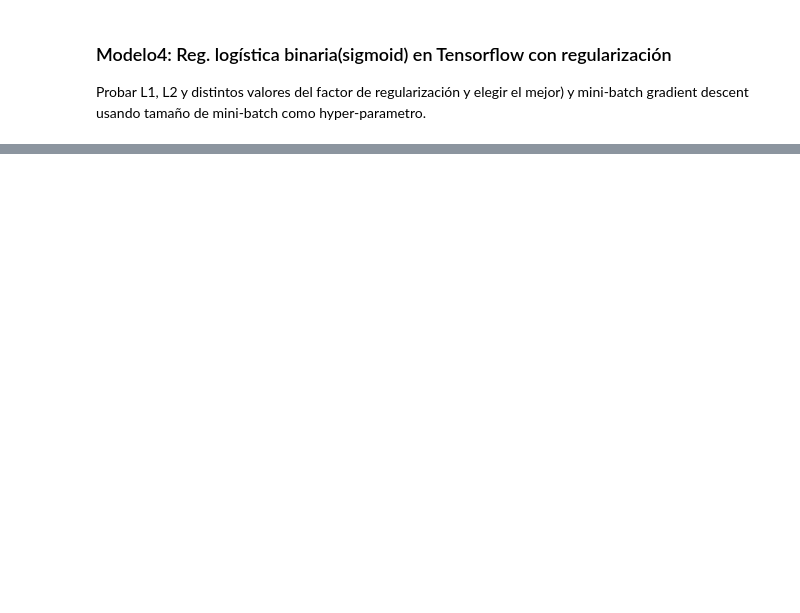
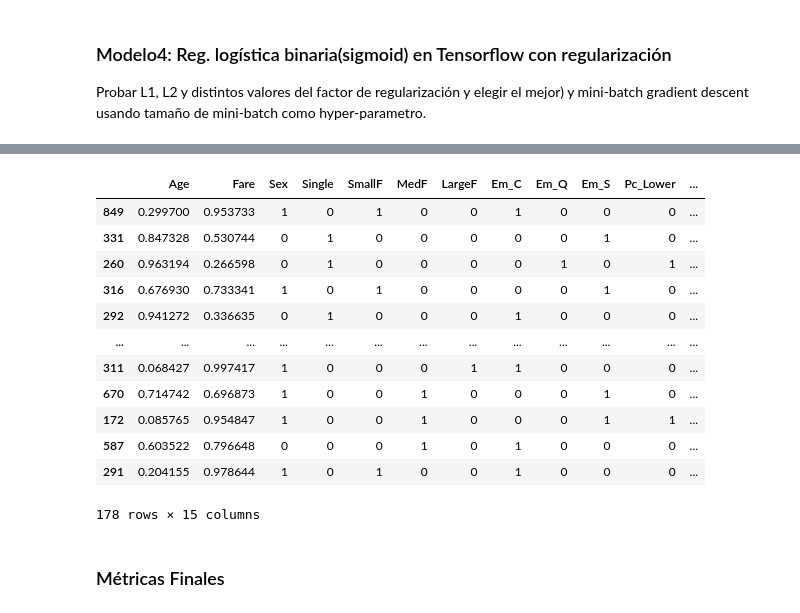
Before and after one commit to RebecaCarrera/StatisticalLearningI2020, a Jupyter notebook: Proyecto/Proyecto_SL-Rebeca_Carrera.ipynb, the cells around one changed output, grey strips where cells are left out. Saved outputs shown, nothing was run; the diff lists cells and outputs as text; code cells hidden in the pictures; blank space fills up the shorter version.

```diff
--- a/Proyecto/Proyecto_SL-Rebeca_Carrera.ipynb
+++ b/Proyecto/Proyecto_SL-Rebeca_Carrera.ipynb
@@ -880,0 +1159,7 @@ ________________________________________________________________________________
+# %%
+#Predicciones con el mejor modelo de Bayes
+predicciones_bayes = modelo_bayes.predict(x_test)
+# %%
+#Predicciones con el mejor modelo de regresión logística
+predicciones_reglog = predecir_reglog(x_test_reglog, modelo_reglog)
+predicciones_reglog = np.array(predicciones_reglog).reshape(len(predicciones_reglog))
@@ -880,0 +1172,9 @@ ________________________________________________________________________________
+# %%
+resultados_pred = pd.DataFrame({
+    "Arbol": predicciones_arbol,
+    "SVM": predicciones_svm,
+    "Bayes": predicciones_bayes,
+    "RegLog": predicciones_reglog})
+
+resultados_pred = resultados_pred.astype({"RegLog": int})
+resultados_pred.head()
@@ -880,0 +1188,4 @@ ________________________________________________________________________________
+# %%
+moda = stats.mode(resultados_pred.T)[0].squeeze()
+resultados_pred['Prediccion_Final'] = moda
+resultados_pred.head()
@@ -880,0 +1199,21 @@ ________________________________________________________________________________
+# %%
+df_final = x_test
+df_final['survived'] = y_test
+df_final['survived_Pred'] = moda
+df_final
+# %% [output]
+|  | Age | Fare | Sex | Single | SmallF | MedF | LargeF | Em_C | Em_Q | Em_S | Pc_Lower | ... |
+| 849 | 0.299700 | 0.953733 | 1 | 0 | 1 | 0 | 0 | 1 | 0 | 0 | 0 | ... |
+| 331 | 0.847328 | 0.530744 | 0 | 1 | 0 | 0 | 0 | 0 | 0 | 1 | 0 | ... |
+| 260 | 0.963194 | 0.266598 | 0 | 1 | 0 | 0 | 0 | 0 | 1 | 0 | 1 | ... |
+| 316 | 0.676930 | 0.733341 | 1 | 0 | 1 | 0 | 0 | 0 | 0 | 1 | 0 | ... |
+| 292 | 0.941272 | 0.336635 | 0 | 1 | 0 | 0 | 0 | 1 | 0 | 0 | 0 | ... |
+| ... | ... | ... | ... | ... | ... | ... | ... | ... | ... | ... | ... | ... |
+| 311 | 0.068427 | 0.997417 | 1 | 0 | 0 | 0 | 1 | 1 | 0 | 0 | 0 | ... |
+| 670 | 0.714742 | 0.696873 | 1 | 0 | 0 | 1 | 0 | 0 | 0 | 1 | 0 | ... |
+| 172 | 0.085765 | 0.954847 | 1 | 0 | 0 | 1 | 0 | 0 | 0 | 1 | 1 | ... |
+| 587 | 0.603522 | 0.796648 | 0 | 0 | 0 | 1 | 0 | 1 | 0 | 0 | 0 | ... |
+| 291 | 0.204155 | 0.978644 | 1 | 0 | 1 | 0 | 0 | 1 | 0 | 0 | 0 | ... |
+178 rows × 15 columns
+# %% [markdown]
+### Métricas Finales
```
Also changed, not shown: parts of 63 cells of this notebook, 17 other files.
